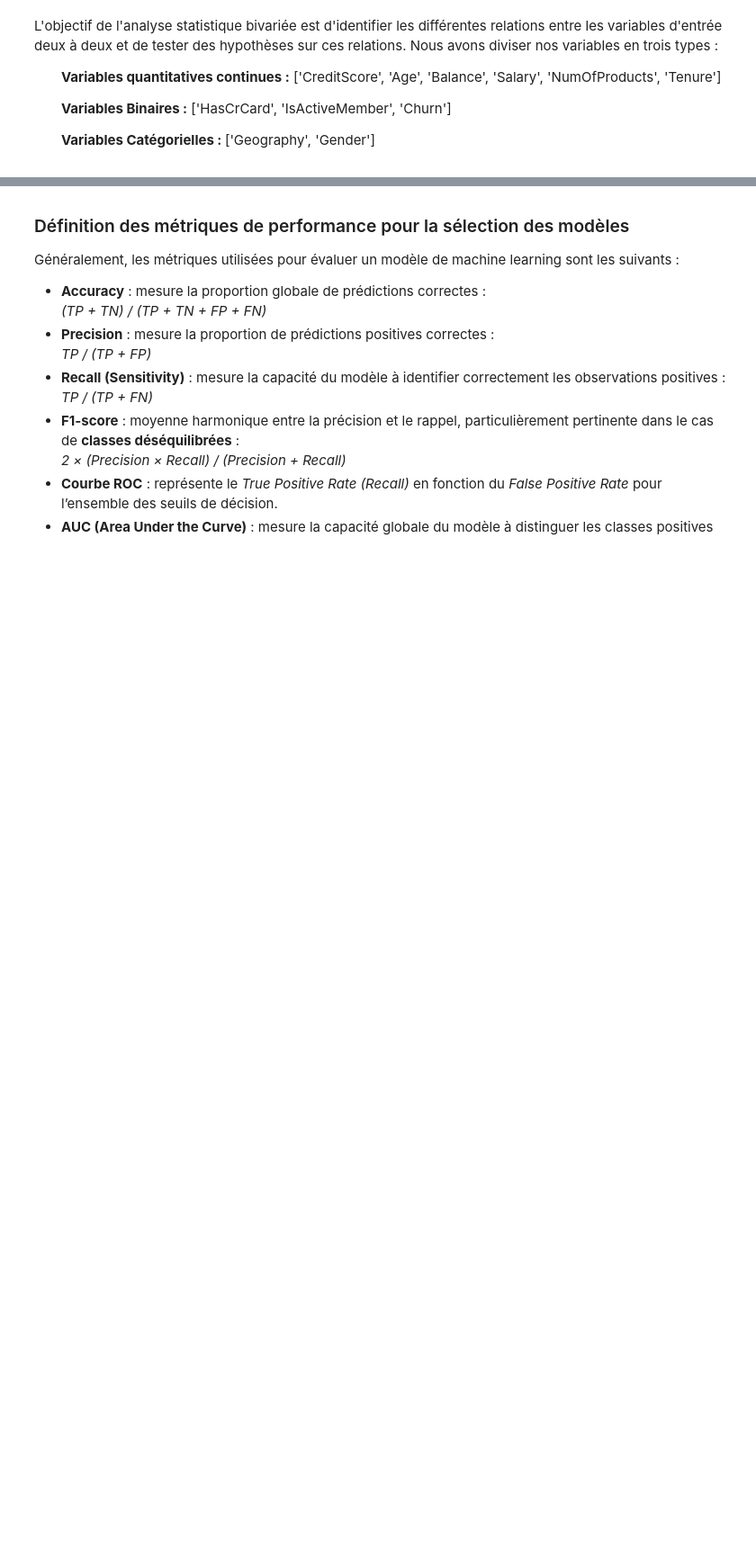
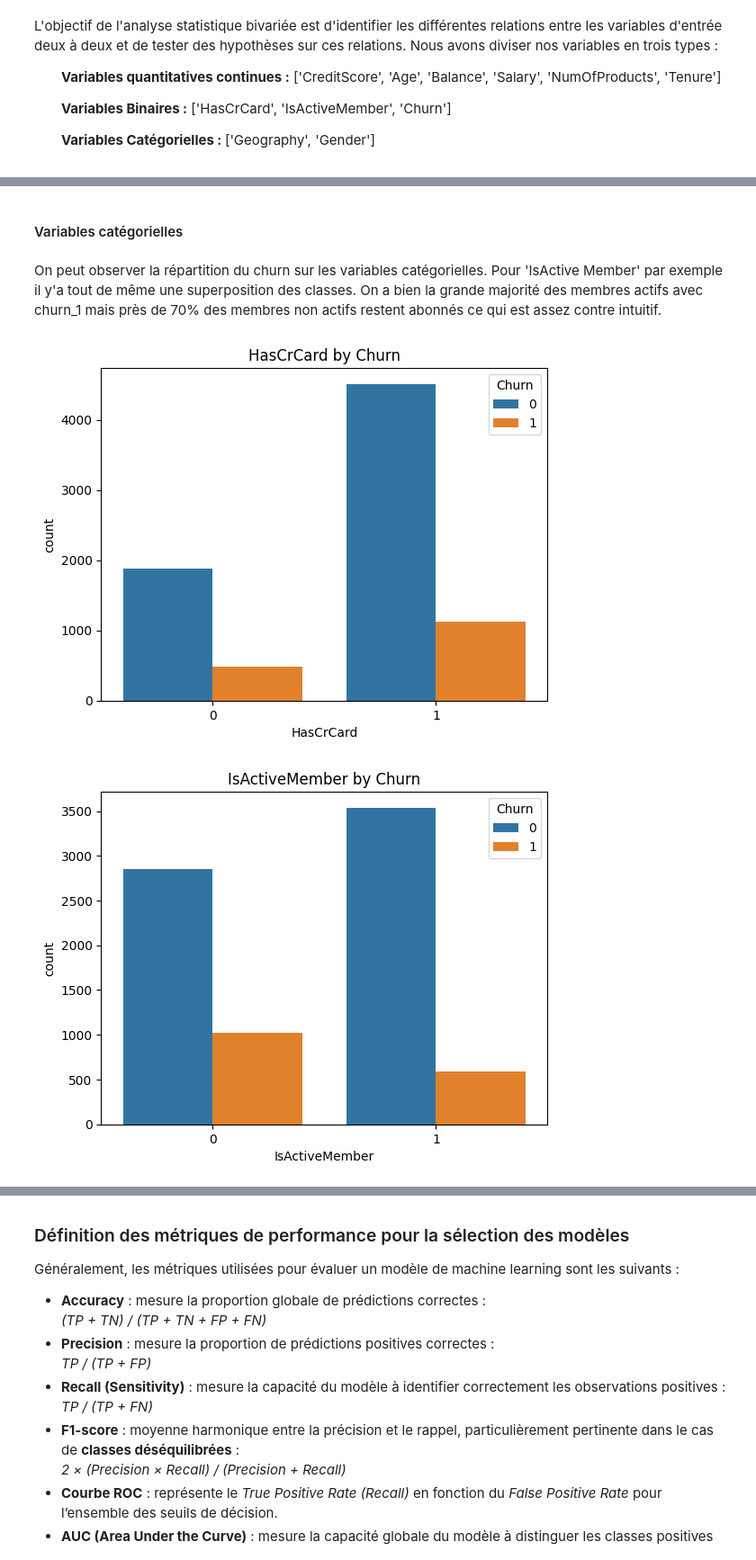
Before and after one commit to Design3Website/MachineLearning_PredictingChurnRate, a Jupyter notebook: MLproject.ipynb, the cells around one changed output, grey strips where cells are left out. Shown at 90% size. Saved outputs shown, nothing was run; the diff lists cells and outputs as text; code cells hidden in the pictures; blank space fills up the shorter version.

```diff
--- a/MLproject.ipynb
+++ b/MLproject.ipynb
@@ -531,0 +550,15 @@ Quantitative variables: ['CreditScore', 'Age', 'Balance', 'Salary', 'NumOfProduc
+# %% [markdown]
+#### Variables catégorielles
+# %% [markdown]
+On peut observer la répartition du churn sur les variables catégorielles. Pour 'IsActive Member' par exemple il y'a tout de même une superposition des classes. On a bien la grande majorité des membres actifs avec churn_1 mais près de 70% des membres non actifs restent abonnés ce qui est assez contre intuitif.
+# %%
+import seaborn as sns
+import matplotlib.pyplot as plt
+
+for col in ['HasCrCard', 'IsActiveMember', 'Gender', 'Geography']:
+    ax = sns.countplot(x=col, hue='Churn', data=df)
+    plt.title(f'{col} by Churn')
+    plt.show()
+# %% [output]
+[figure, added]
+[figure, added]
```
Also changed, not shown: parts of 36 cells of this notebook.
